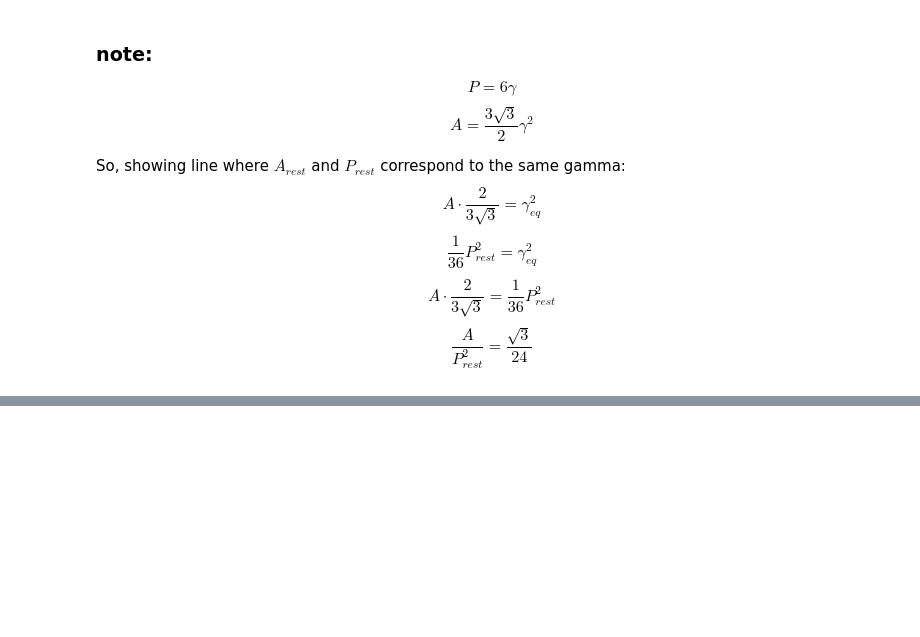
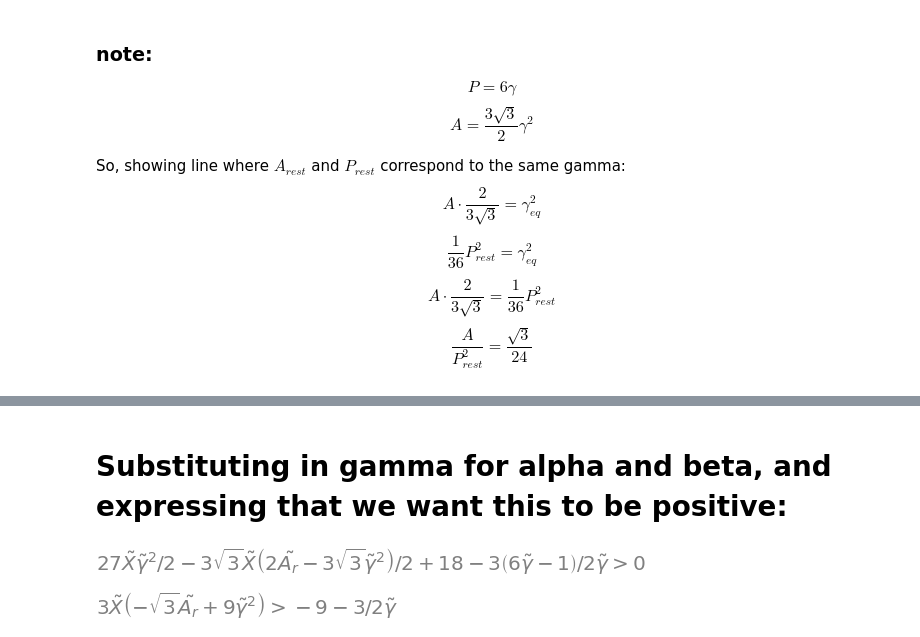
Before and after one commit to frenebo/VMToolkit_pjk, a Jupyter notebook: analytic_notebooks/2024_11_24_analytic_deform.ipynb, the cells around one changed output, grey strips where cells are left out. Saved outputs shown, nothing was run; the diff lists cells and outputs as text; code cells hidden in the pictures; blank space fills up the shorter version.

```diff
--- a/analytic_notebooks/2024_11_24_analytic_deform.ipynb
+++ b/analytic_notebooks/2024_11_24_analytic_deform.ipynb
@@ -643,0 +714,15 @@ $$ \frac{A}{P_{rest}^2} =  \frac{\sqrt{3}}{24}  $$
+# %% [markdown]
+# Substituting in gamma for alpha and beta, and expressing that we want this to be positive:
+# %%
+dE_dalpha_dbeta_at_GAM = dE_dalpha_dbeta_example.subs([
+    (alpha_til, gamma_til),
+    (beta_til, gamma_til),
+])
+
+dE_dalpha_dbeta_at_GAM > 0
+# %% [output]
+[figure, added]
+# %%
+sympy.solve(dE_dalpha_dbeta_at_GAM.expand() > 0, X_til)
+# %% [output]
+[figure, added]
```
Also changed, not shown: parts of 17 cells of this notebook, 2 other files.
